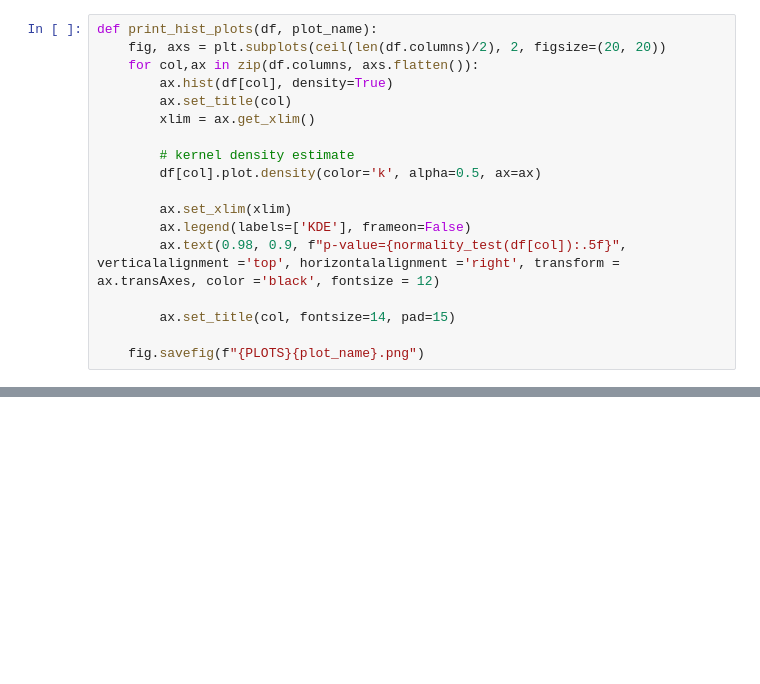
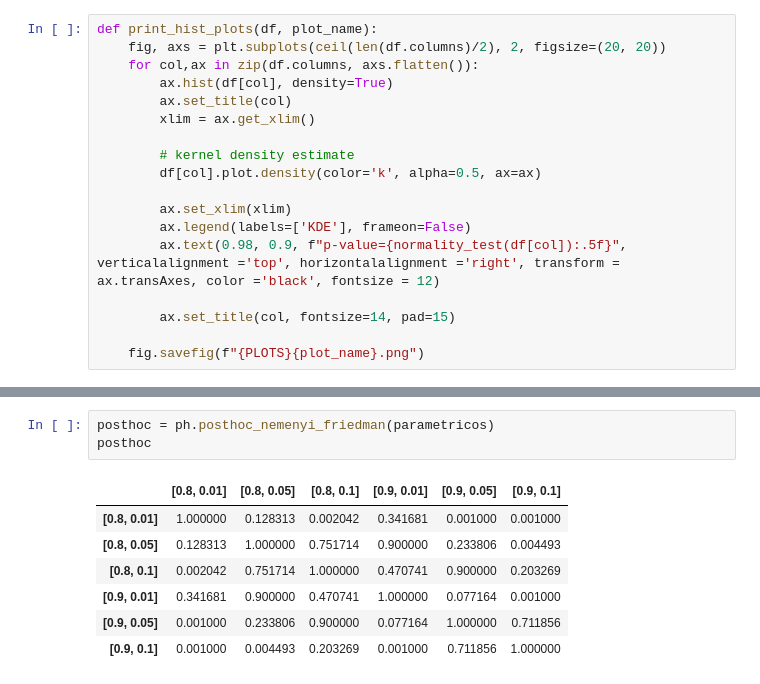
Before and after one commit to guidodinello/polygonal-evolutionary-algorithm, a Jupyter notebook: analysis.ipynb, the cells around one changed output, grey strips where cells are left out. Drawn from its saved outputs; the diff is of its cells as text; blank space fills up the shorter version.

```diff
--- a/analysis.ipynb
+++ b/analysis.ipynb
@@ -59,0 +54,11 @@ print(anova_test([parametric[col] for col in parametric.columns]))
+# %%
+posthoc = ph.posthoc_nemenyi_friedman(parametricos)
+posthoc
+# %% [output]
+|  | [0.8, 0.01] | [0.8, 0.05] | [0.8, 0.1] | [0.9, 0.01] | [0.9, 0.05] | [0.9, 0.1] |
+| [0.8, 0.01] | 1.000000 | 0.128313 | 0.002042 | 0.341681 | 0.001000 | 0.001000 |
+| [0.8, 0.05] | 0.128313 | 1.000000 | 0.751714 | 0.900000 | 0.233806 | 0.004493 |
+| [0.8, 0.1] | 0.002042 | 0.751714 | 1.000000 | 0.470741 | 0.900000 | 0.203269 |
+| [0.9, 0.01] | 0.341681 | 0.900000 | 0.470741 | 1.000000 | 0.077164 | 0.001000 |
+| [0.9, 0.05] | 0.001000 | 0.233806 | 0.900000 | 0.077164 | 1.000000 | 0.711856 |
+| [0.9, 0.1] | 0.001000 | 0.004493 | 0.203269 | 0.001000 | 0.711856 | 1.000000 |
```
Also changed, not shown: parts of 15 cells of this notebook, 2 other files.
